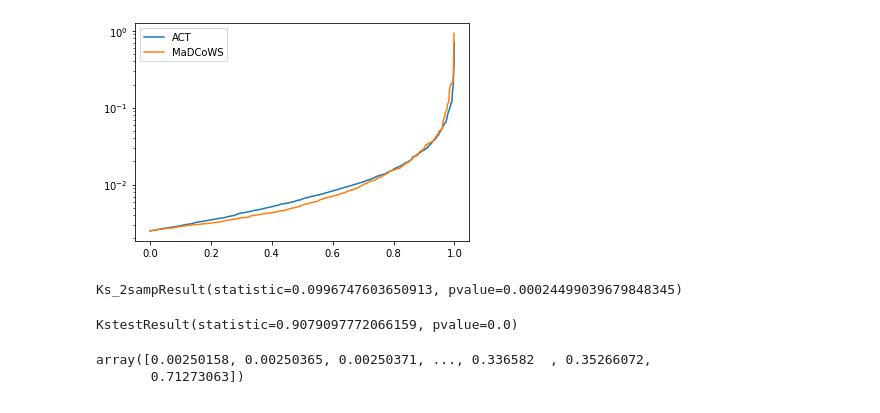
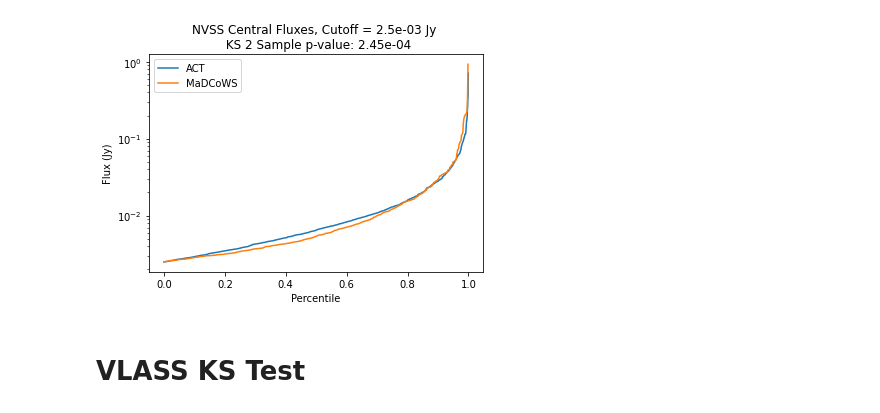
Before and after one commit to Sulla2012/madcowsclusters, a Jupyter notebook: KS_test.ipynb, the cells around one changed output. Drawn from its saved outputs; the diff is of its cells as text; code cells hidden in the pictures.

```diff
--- a/KS_test.ipynb
+++ b/KS_test.ipynb
@@ -7,12 +7,12 @@ import matplotlib.pyplot as plt
 act_fluxes_dict = pk.load(open('ACT_central_flux.pickle', 'rb'))
 mdcw_fluxes_dict = pk.load(open('Madcows_central_flux.pickle', 'rb'))
 # %%
-act_fluxes = np.zeros(len(act_fluxes_dict.keys())-1)
+nvss_act_fluxes = np.zeros(len(act_fluxes_dict.keys())-1)
 for i, key in enumerate(act_fluxes_dict.keys()):
     if i == 0: continue
-    act_fluxes[i-1] = act_fluxes_dict[key]
+    nvss_act_fluxes[i-1] = act_fluxes_dict[key]
 
-mdcw_fluxes = np.zeros(len(mdcw_fluxes_dict.keys())-1)
+nvss_mdcw_fluxes = np.zeros(len(mdcw_fluxes_dict.keys())-1)
 for i, key in enumerate(mdcw_fluxes_dict.keys()):
     if i == 0: continue
-    mdcw_fluxes[i-1] = mdcw_fluxes_dict[key]
+    nvss_mdcw_fluxes[i-1] = mdcw_fluxes_dict[key]
@@ -28,22 +19,25 @@ x1 = np.arange(len(mdcw_fluxes))
-# %%
-plt.plot(x0/len(x0), act_fluxes, label = 'ACT')
-plt.plot(x1/len(x1), mdcw_fluxes, label = 'MaDCoWS')
-
-plt.legend()
-
-plt.yscale('log')
-# %% [output]
-[figure, removed]
-# %%
-stats.ks_2samp(act_fluxes, mdcw_fluxes)
-# %% [output]
-Ks_2sampResult(statistic=0.0996747603650913, pvalue=0.00024499039679848345)
-# %%
-stats.kstest(act_fluxes, 'uniform')
-# %% [output]
-KstestResult(statistic=0.9079097772066159, pvalue=0.0)
-# %%
-act_fluxes
-# %% [output]
-array([0.00250158, 0.00250365, 0.00250371, ..., 0.336582  , 0.35266072,
-       0.71273063])
+# %%
+
+nvss_act_fluxes = nvss_act_fluxes[nvss_act_fluxes > 2.5e-3]
+nvss_mdcw_fluxes = nvss_mdcw_fluxes[nvss_mdcw_fluxes > 2.5e-3]
+nvss_act_fluxes.sort()
+nvss_mdcw_fluxes.sort()
+# %%
+x0 = np.arange(len(nvss_act_fluxes))
+x1 = np.arange(len(nvss_mdcw_fluxes))
+
+plt.plot(x0/len(x0), nvss_act_fluxes, label = 'ACT')
+plt.plot(x1/len(x1), nvss_mdcw_fluxes, label = 'MaDCoWS')
+p_value = stats.ks_2samp(nvss_act_fluxes, nvss_mdcw_fluxes)[1]
+plt.legend()
+
+plt.xlabel('Percentile')
+plt.ylabel('Flux (Jy)')
+plt.title('NVSS Central Fluxes, Cutoff = {:.1e} Jy \n KS 2 Sample p-value: {:.2e}'.format(cut, p_value))
+plt.yscale('log')
+
+plt.savefig('./plots/KStests/NVSS.pdf')
+# %% [output]
+[figure, added]
+# %% [markdown]
+# VLASS KS Test
```
Also changed, not shown: parts of 4 cells of this notebook.
